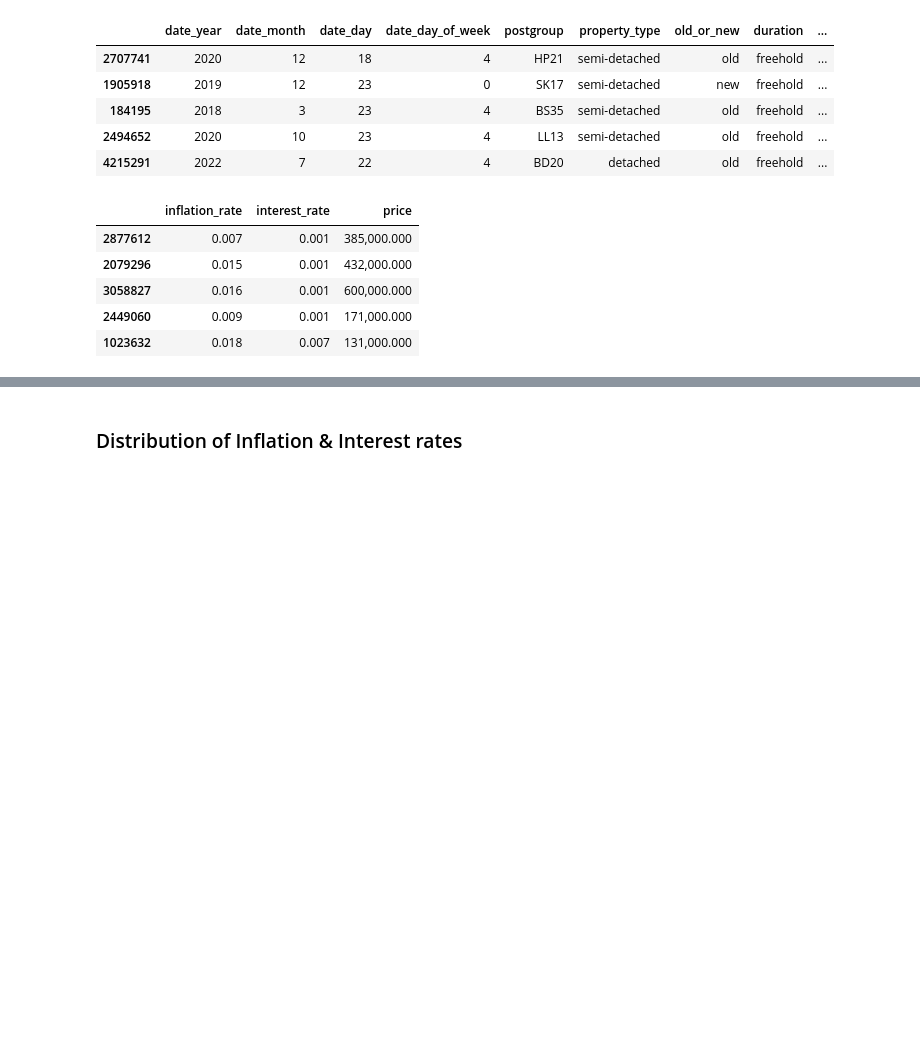
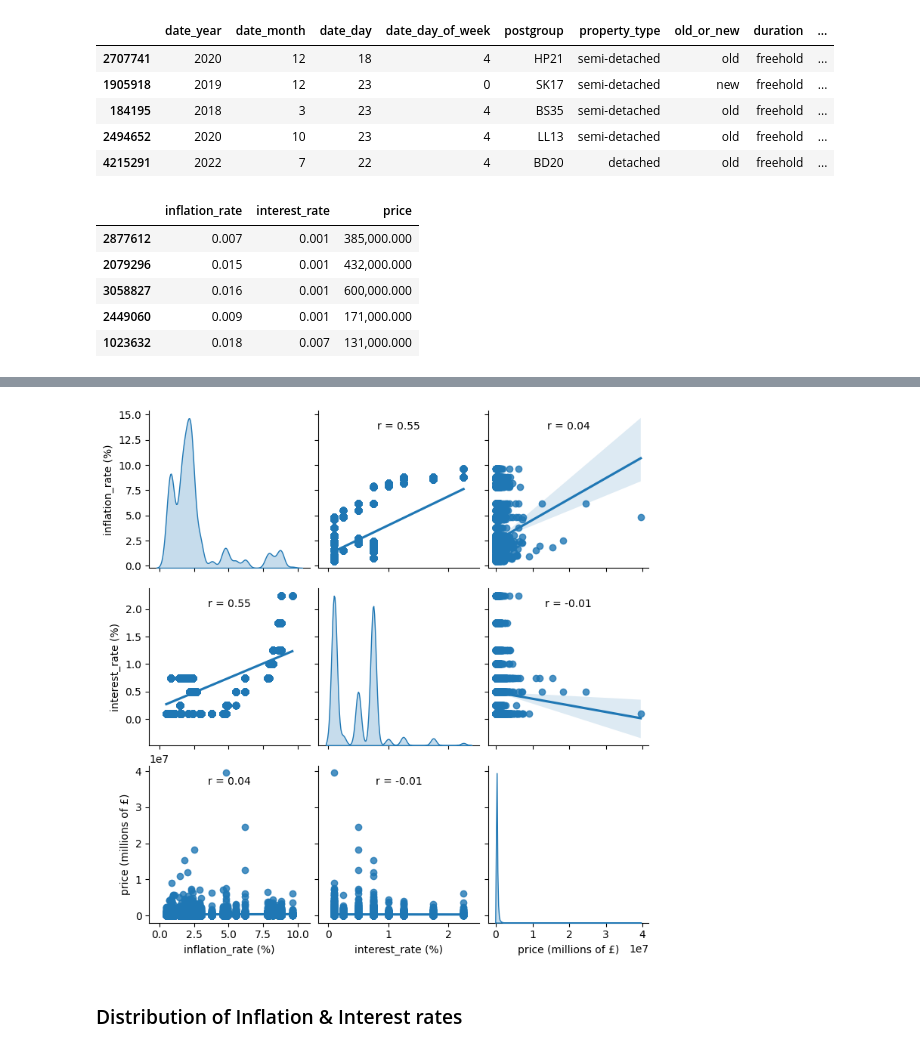
Before and after one commit to hudsonmendes/uolondon-cm3005-dsc, a Jupyter notebook: report.ipynb, the cells around one changed output, grey strips where cells are left out. Drawn from its saved outputs; the diff is of its cells as text; code cells hidden in the pictures; blank space fills up the shorter version.

```diff
--- a/report.ipynb
+++ b/report.ipynb
@@ -811,3 +857,12 @@ sns.pairplot(
+# %%
+plot_continuous_features_interaction(
+    df_1nf=df,
+    hue=None,
+    reg=True,
+    corr=True,
+)
+# %% [output]
+[figure, added]
 # %% [markdown]
 ### Distribution of Inflation & Interest rates
 # %%
```
Also changed, not shown: parts of 8 cells of this notebook.
